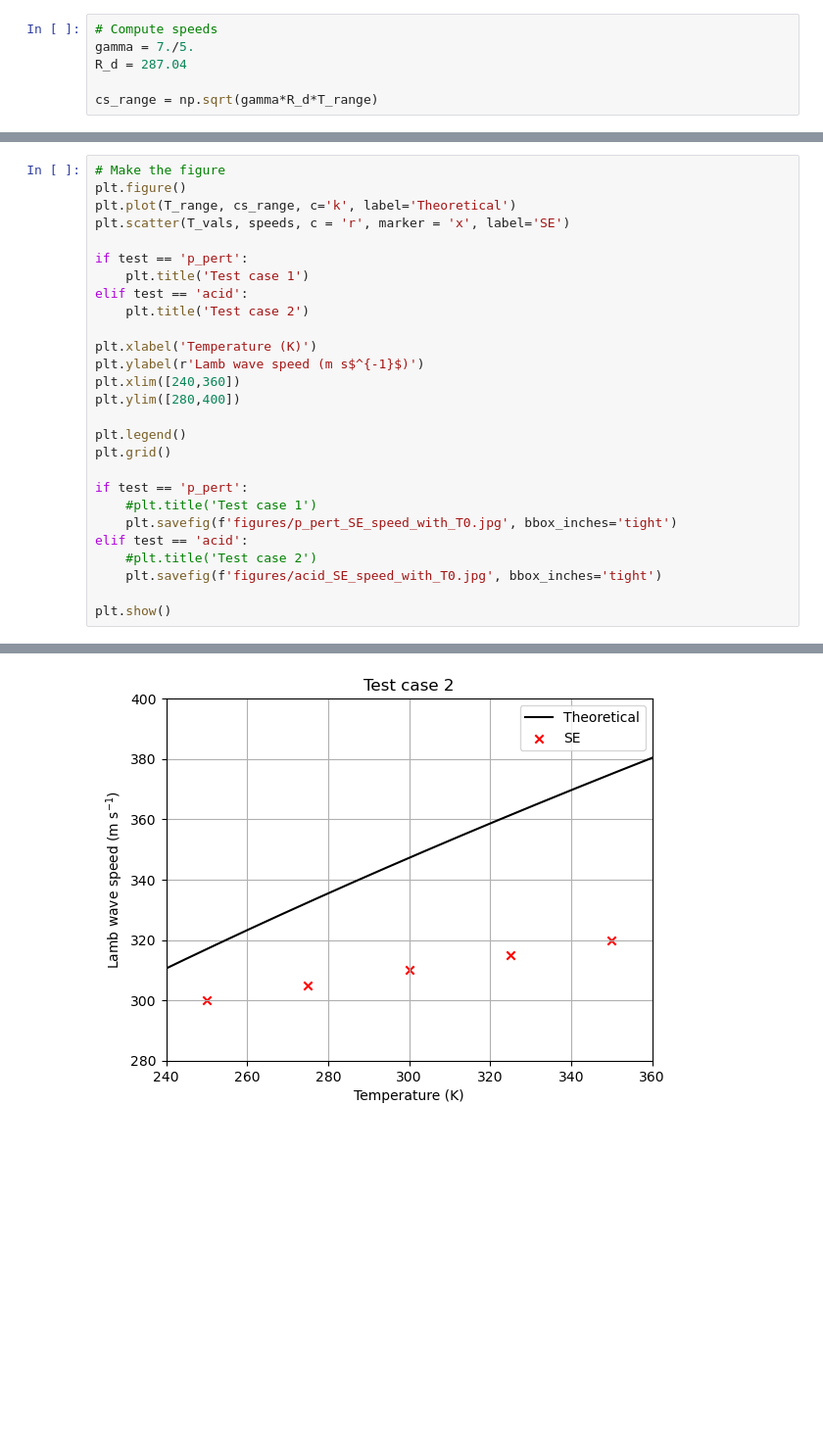
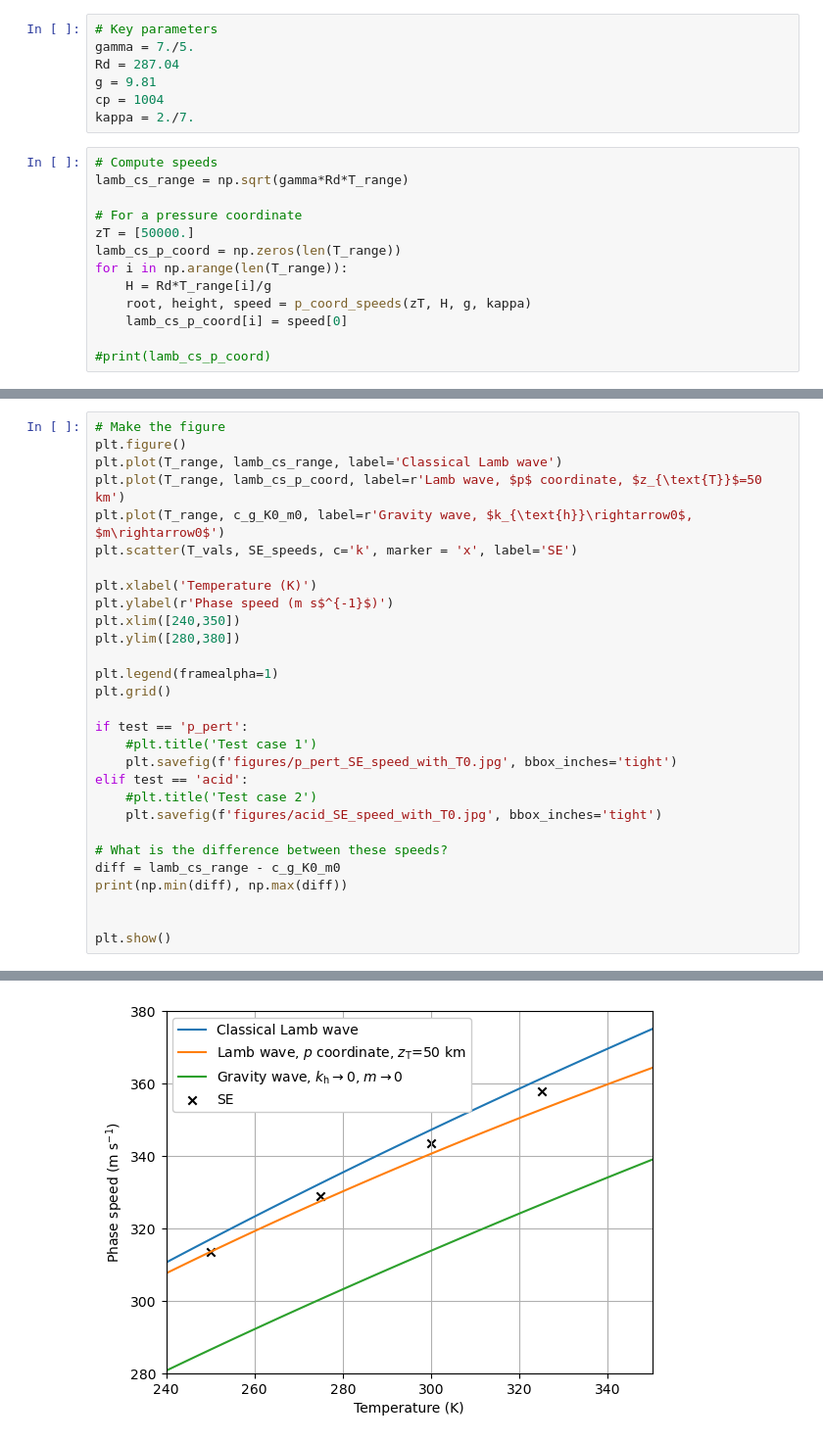
Before and after one commit to nick4cone/LambWavePaper, a Jupyter notebook: Analysis/lamb_wave_speed_with_T0.ipynb, the cells around one changed output, grey strips where cells are left out. Shown at 98% size. Saved outputs shown, nothing was run; the diff lists cells and outputs as text; blank space fills up the shorter version.

```diff
--- a/Analysis/lamb_wave_speed_with_T0.ipynb
+++ b/Analysis/lamb_wave_speed_with_T0.ipynb
@@ -26,6 +35,20 @@ elif test == 'acid':
+# %%
+# Key parameters
+gamma = 7./5.
+Rd = 287.04
+g = 9.81
+cp = 1004
+kappa = 2./7.
 # %%
 # Compute speeds
-gamma = 7./5.
-R_d = 287.04
+lamb_cs_range = np.sqrt(gamma*Rd*T_range)
 
-cs_range = np.sqrt(gamma*R_d*T_range)
+# For a pressure coordinate
+zT = [50000.]
+lamb_cs_p_coord = np.zeros(len(T_range))
+for i in np.arange(len(T_range)):
+    H = Rd*T_range[i]/g
+    root, height, speed = p_coord_speeds(zT, H, g, kappa)
+    lamb_cs_p_coord[i] = speed[0]
+
+#print(lamb_cs_p_coord)
@@ -32,20 +112,17 @@ cs_range = np.sqrt(gamma*R_d*T_range)
 # %%
 # Make the figure
 plt.figure()
-plt.plot(T_range, cs_range, c='k', label='Theoretical')
-plt.scatter(T_vals, speeds, c = 'r', marker = 'x', label='SE')
-
-if test == 'p_pert':
-    plt.title('Test case 1')
-elif test == 'acid':
-    plt.title('Test case 2')
+plt.plot(T_range, lamb_cs_range, label='Classical Lamb wave')
+plt.plot(T_range, lamb_cs_p_coord, label=r'Lamb wave, $p$ coordinate, $z_{\text{T}}$=50 km')
+plt.plot(T_range, c_g_K0_m0, label=r'Gravity wave, $k_{\text{h}}\rightarrow0$, $m\rightarrow0$')
+plt.scatter(T_vals, SE_speeds, c='k', marker = 'x', label='SE')
 
 plt.xlabel('Temperature (K)')
-plt.ylabel(r'Lamb wave speed (m s$^{-1}$)')
-plt.xlim([240,360])
-plt.ylim([280,400])
+plt.ylabel(r'Phase speed (m s$^{-1}$)')
+plt.xlim([240,350])
+plt.ylim([280,380])
 
-plt.legend()
+plt.legend(framealpha=1)
 plt.grid()
 
 if test == 'p_pert':
@@ -55,5 +132,10 @@ elif test == 'acid':
     #plt.title('Test case 2')
     plt.savefig(f'figures/acid_SE_speed_with_T0.jpg', bbox_inches='tight')
 
+# What is the difference between these speeds?
+diff = lamb_cs_range - c_g_K0_m0
+print(np.min(diff), np.max(diff))
+
+
 plt.show()
 # %% [output]
@@ -60 +143 @@ plt.show()
-[figure, old version]
+[figure, new version]
```
Also changed, not shown: parts of 9 cells of this notebook, 7 other files.
